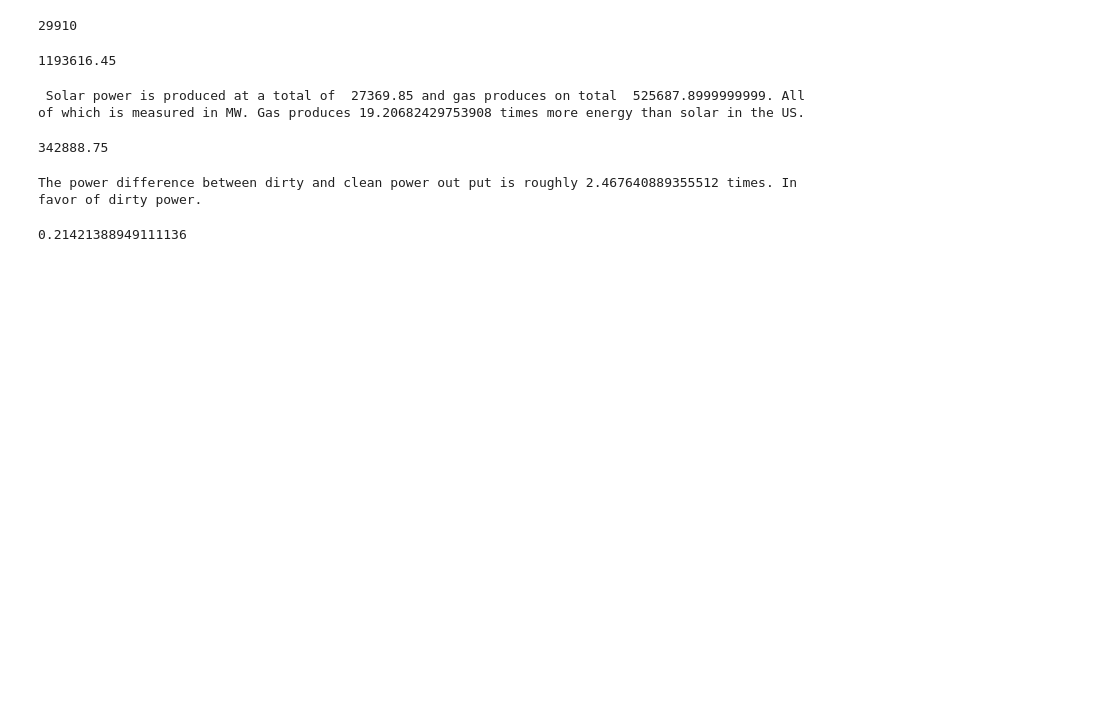
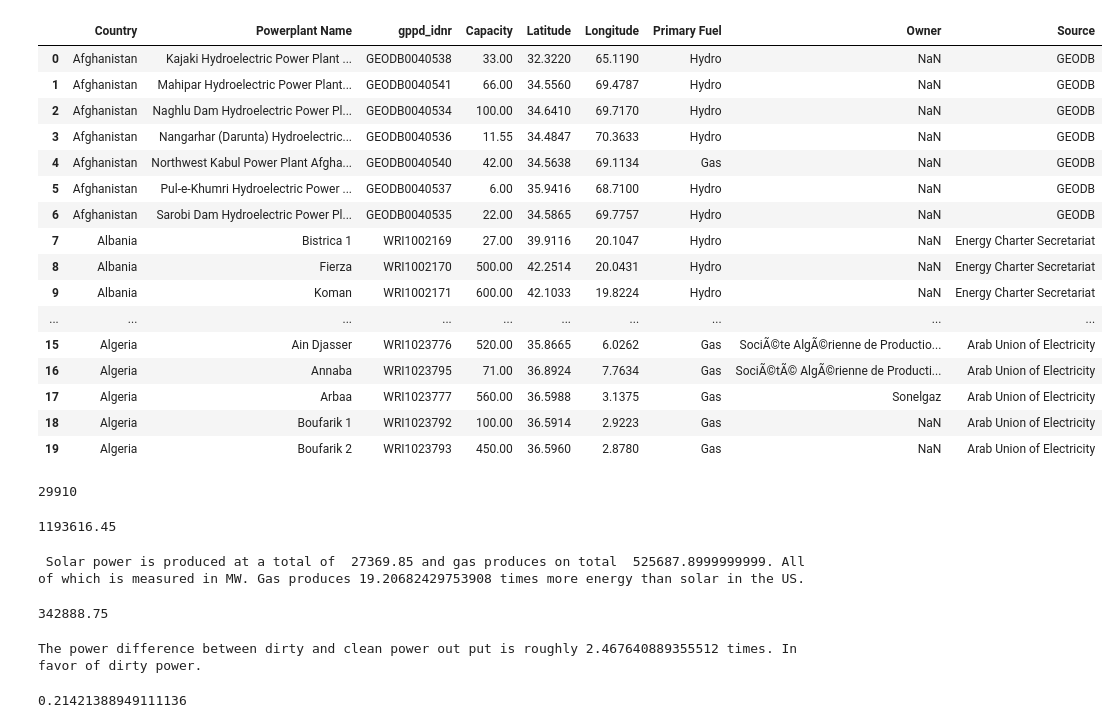
Before and after one commit to Taetrian37785/Power-Play-, a Jupyter notebook: Power Plant Analysis.ipynb, the cells around one changed output. Saved outputs shown, nothing was run; the diff lists cells and outputs as text; code cells hidden in the pictures; blank space fills up the shorter version.

```diff
--- a/Power Plant Analysis.ipynb
+++ b/Power Plant Analysis.ipynb
@@ -5,12 +5,30 @@ import matplotlib.pyplot as plt
 import scipy.stats as sts
 from datetime import date
 # %%
-power_plants_source = pd.read_csv('Global Power Plant.csv')
+power_plants_csv = pd.read_csv('Global Power Plant.csv')
 #Thanks to dbouquin for compuling the data for this https://github.com/dbouquin/IS_608
 world_countries_source_A = pd.read_csv('Countries-Continents.csv')
-world_countries_source_A.at[167, 'Country'] = 'United States of America'
+power_plants_source = power_plants_csv.rename(columns = {'Capacity (MW)': 'Capacity'})
 world_countries_source = world_countries_source_A
-#power_plants_source.head(20)
+power_plants_source.head(20)
+# %% [output]
+|  | Country | Powerplant Name | gppd_idnr | Capacity | Latitude | Longitude | Primary Fuel | Owner | Source |
+| 0 | Afghanistan | Kajaki Hydroelectric Power Plant ... | GEODB0040538 | 33.00 | 32.3220 | 65.1190 | Hydro | NaN | GEODB |
+| 1 | Afghanistan | Mahipar Hydroelectric Power Plant... | GEODB0040541 | 66.00 | 34.5560 | 69.4787 | Hydro | NaN | GEODB |
+| 2 | Afghanistan | Naghlu Dam Hydroelectric Power Pl... | GEODB0040534 | 100.00 | 34.6410 | 69.7170 | Hydro | NaN | GEODB |
+| 3 | Afghanistan | Nangarhar (Darunta) Hydroelectric... | GEODB0040536 | 11.55 | 34.4847 | 70.3633 | Hydro | NaN | GEODB |
+| 4 | Afghanistan | Northwest Kabul Power Plant Afgha... | GEODB0040540 | 42.00 | 34.5638 | 69.1134 | Gas | NaN | GEODB |
+| 5 | Afghanistan | Pul-e-Khumri Hydroelectric Power ... | GEODB0040537 | 6.00 | 35.9416 | 68.7100 | Hydro | NaN | GEODB |
+| 6 | Afghanistan | Sarobi Dam Hydroelectric Power Pl... | GEODB0040535 | 22.00 | 34.5865 | 69.7757 | Hydro | NaN | GEODB |
+| 7 | Albania | Bistrica 1 | WRI1002169 | 27.00 | 39.9116 | 20.1047 | Hydro | NaN | Energy Charter Secretariat |
+| 8 | Albania | Fierza | WRI1002170 | 500.00 | 42.2514 | 20.0431 | Hydro | NaN | Energy Charter Secretariat |
+| 9 | Albania | Koman | WRI1002171 | 600.00 | 42.1033 | 19.8224 | Hydro | NaN | Energy Charter Secretariat |
+| ... | ... | ... | ... | ... | ... | ... | ... | ... | ... |
+| 15 | Algeria | Ain Djasser | WRI1023776 | 520.00 | 35.8665 | 6.0262 | Gas | SociÃ©te AlgÃ©rienne de Productio... | Arab Union of Electricity |
+| 16 | Algeria | Annaba | WRI1023795 | 71.00 | 36.8924 | 7.7634 | Gas | SociÃ©tÃ© AlgÃ©rienne de Producti... | Arab Union of Electricity |
+| 17 | Algeria | Arbaa | WRI1023777 | 560.00 | 36.5988 | 3.1375 | Gas | Sonelgaz | Arab Union of Electricity |
+| 18 | Algeria | Boufarik 1 | WRI1023792 | 100.00 | 36.5914 | 2.9223 | Gas | NaN | Arab Union of Electricity |
+| 19 | Algeria | Boufarik 2 | WRI1023793 | 450.00 | 36.5960 | 2.8780 | Gas | NaN | Arab Union of Electricity |
 # %%
 counting_of_pp = power_plants_source['Country'].count()
 print(counting_of_pp)
```
Also changed, not shown: parts of 21 cells of this notebook.
